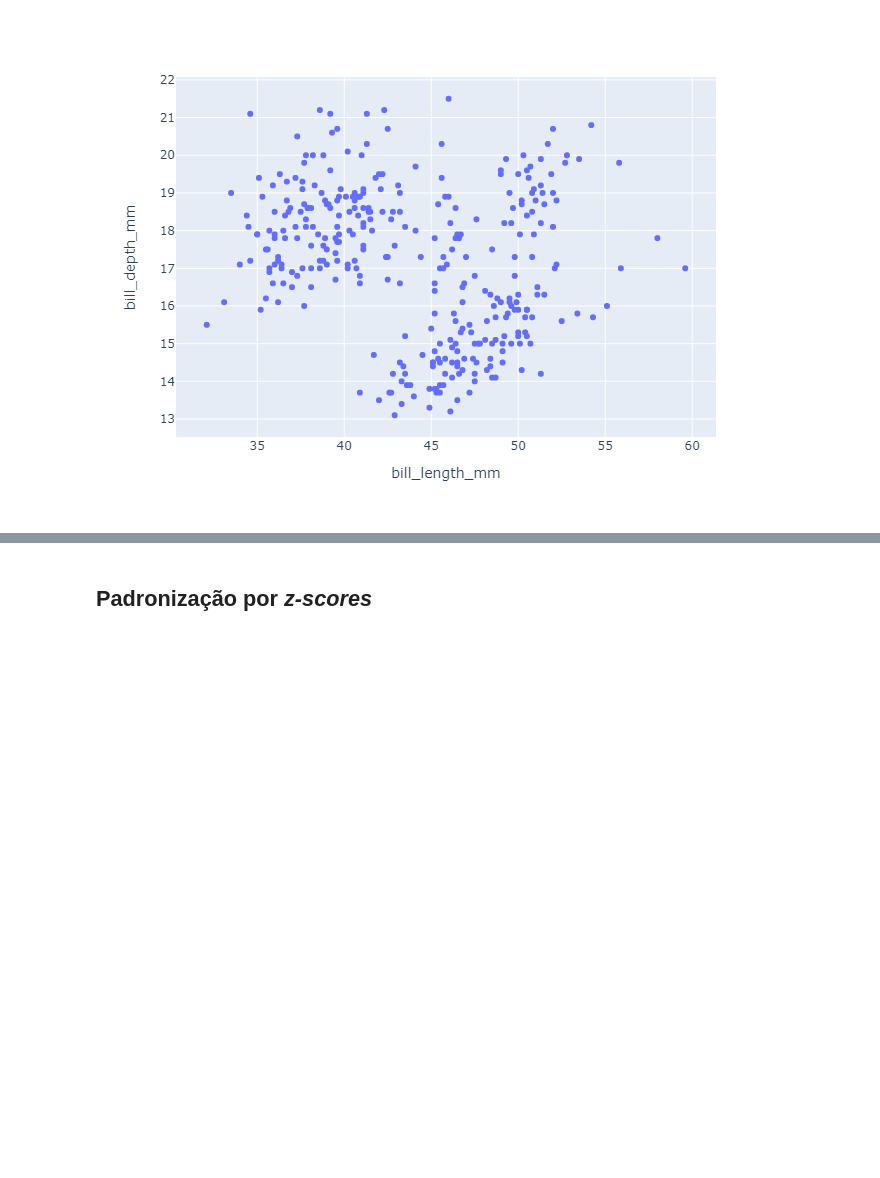
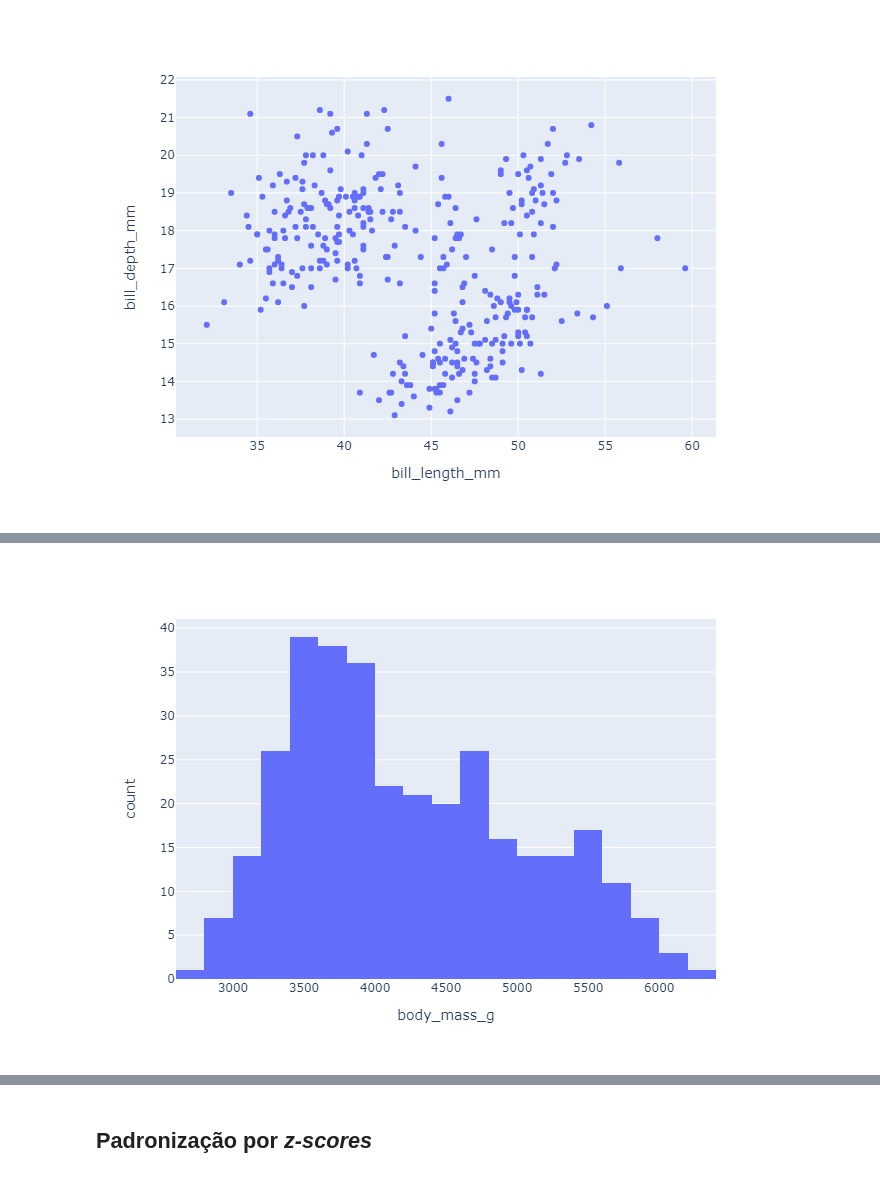
Before and after one commit to pedrocardo/estudos-estatistica, a Jupyter notebook: notebooks/estatistica-descritiva.ipynb, the cells around one changed output, grey strips where cells are left out. Drawn from its saved outputs; the diff is of its cells as text; code cells hidden in the pictures; blank space fills up the shorter version.

```diff
--- a/notebooks/estatistica-descritiva.ipynb
+++ b/notebooks/estatistica-descritiva.ipynb
@@ -183,0 +203,8 @@ penguins.plot.scatter(x="bill_length_mm", y="bill_depth_mm")
+# %%
+# Histograma
+
+fig = px.histogram(penguins, x="body_mass_g")
+
+fig.show()
+# %% [output]
+[figure, added]
```
Also changed, not shown: parts of 7 cells of this notebook, 1 other file.
